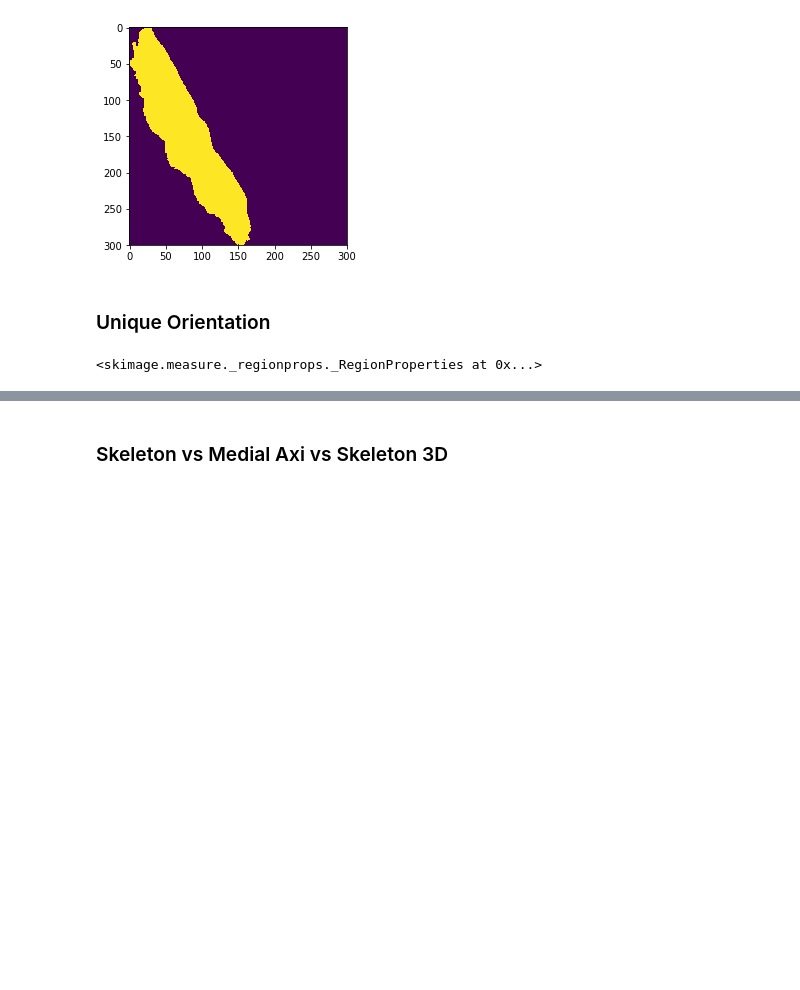
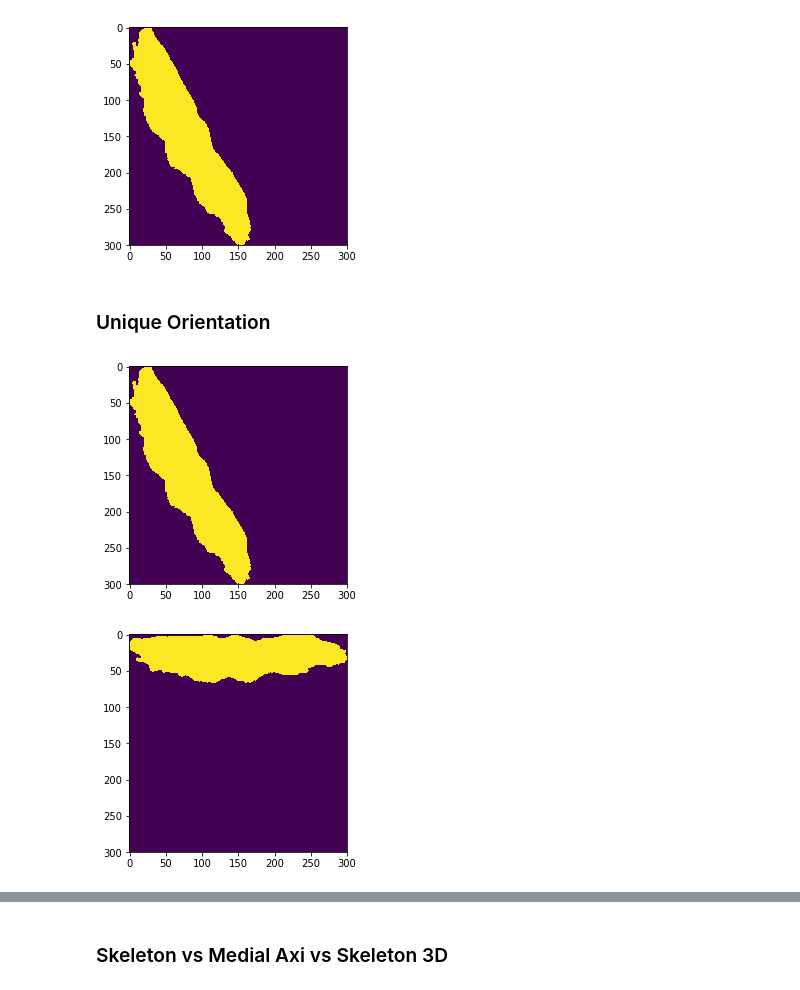
Before and after one commit to julied20/PIS-2018, a Jupyter notebook: binary_inage.ipynb, the cells around one changed output, grey strips where cells are left out. Drawn from its saved outputs; the diff is of its cells as text; code cells hidden in the pictures; blank space fills up the shorter version.

Commit message:
Unique orientation

```diff
--- a/binary_inage.ipynb
+++ b/binary_inage.ipynb
@@ -116,7 +121,7 @@ plt.show()
 [figure]
 [figure]
 # %%
-for name, bin_im in lakes:
+for name, bin_im, coordinates in lakes:
     props = regionprops(bin_im)
     plt.imshow(bin_im)
     print(name)
@@ -145,6 +150,8 @@ None
 # %%
 with open('geojson/lac_des_rousses.geojson') as f:
     data = json.load(f)
+# %%
+x_coordinates, y_coordinates = extract_coordinates(data['features'][0])
 # %% [markdown]
 ## Binary image creation
 # %%
@@ -161,6 +166,31 @@ from skimage.measure import regionprops, label
-# %%
-props = regionprops(lac_des_rousses_bin)
-
-props[0][]
-# %% [output]
-<skimage.measure._regionprops._RegionProperties at 0x...>
+# %%
+def unique_orientation_coords(bin_image, x_coords, y_coords):
+    props = regionprops(bin_image)
+
+    angle = -props[0].orientation
+    cos = np.cos(angle)
+    sin = np.sin(angle)
+
+    x_coords_rot = []
+    y_coords_rot = []
+
+    for i in range(len(x_coords)):
+        x = x_coords[i]
+        y = y_coords[i]
+
+        x_coords_rot.append(x * cos - y * sin)
+        y_coords_rot.append(y * cos + x * sin)
+
+    return x_coords_rot, y_coords_rot
+# %%
+plt.imshow(lac_des_rousses_bin)
+plt.show()
+
+x_coords_rot, y_coords_rot = unique_orientation_coords(lac_des_rousses_bin, x_coordinates, y_coordinates)
+lac_des_rousses_bin_rot = binary_image(im_size, x_coords_rot, y_coords_rot)
+
+plt.imshow(lac_des_rousses_bin_rot)
+plt.show()
+# %% [output]
+[figure, added]
+[figure, added]
```
Also changed, not shown: parts of 11 cells of this notebook.
